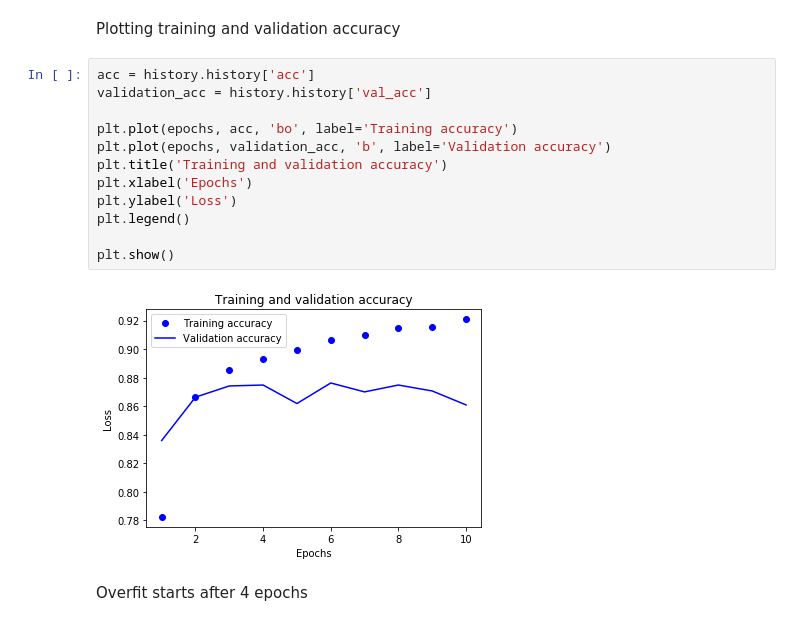
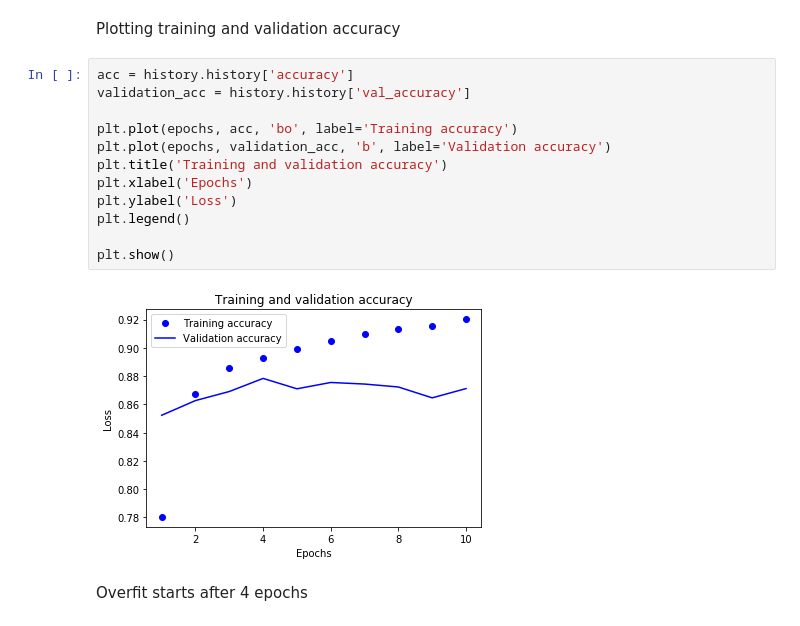
Before and after one commit to alvertogit/datascience, a Jupyter notebook: IMDB reviews sentimental analysis binary classification.ipynb, the cells around one changed output. Cells and saved outputs as stored; diff of their text form.

```diff
--- a/IMDB reviews sentimental analysis binary classification.ipynb
+++ b/IMDB reviews sentimental analysis binary classification.ipynb
@@ -147,19 +151,19 @@ plt.show()
 # %% [markdown]
 Plotting training and validation accuracy
 # %%
-acc = history.history['acc']
-validation_acc = history.history['val_acc']
+acc = history.history['accuracy']
+validation_acc = history.history['val_accuracy']
 
 plt.plot(epochs, acc, 'bo', label='Training accuracy')
 plt.plot(epochs, validation_acc, 'b', label='Validation accuracy')
 plt.title('Training and validation accuracy')
 plt.xlabel('Epochs')
 plt.ylabel('Loss')
 plt.legend()
 
 plt.show()
 # %% [output]
-[figure, old version]
+[figure, new version]
 # %% [markdown]
 Overfit starts after 4 epochs
 # %% [markdown]
```
Also changed, not shown: parts of 8 cells of this notebook, 10 other files.
